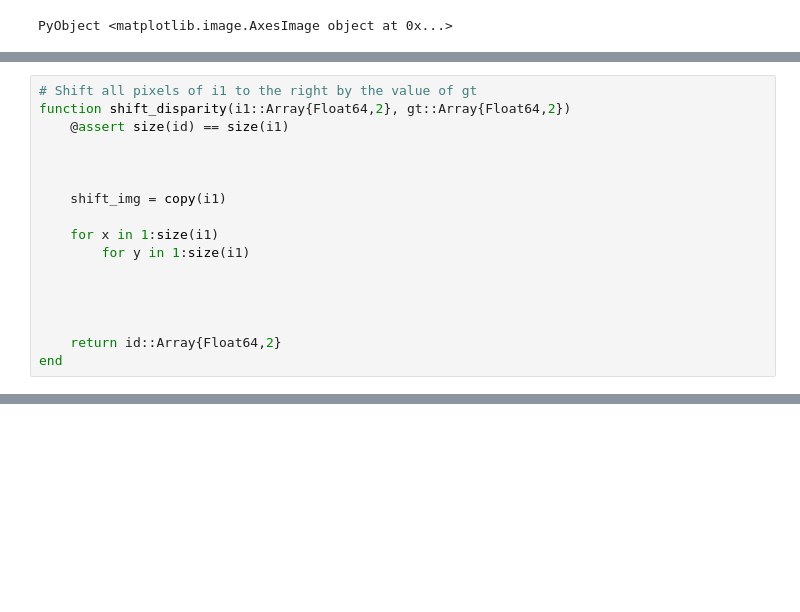
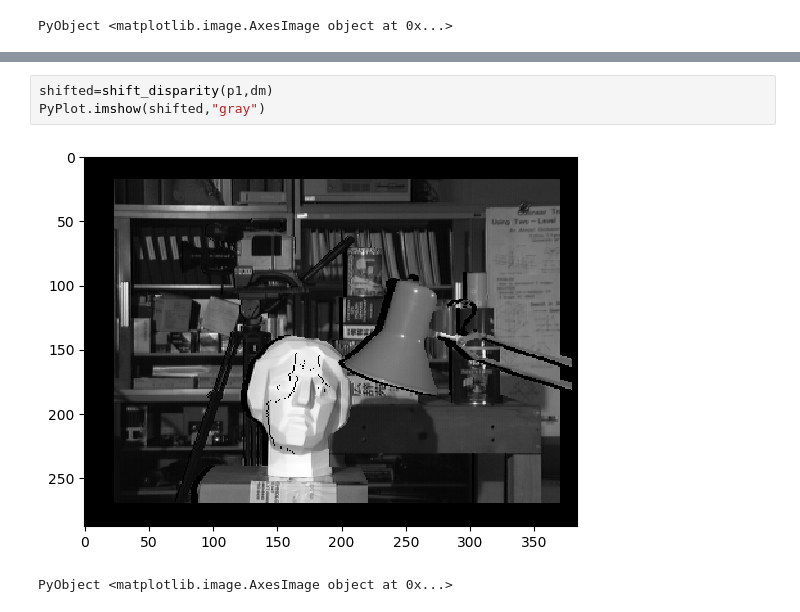
Before and after one commit to N1kYan/Computer-Vison-2, a Jupyter notebook: asgn1/skeleton/ASGN1-Solution.ipynb, the cells around one changed output, grey strips where cells are left out. Saved outputs shown, nothing was run; the diff lists cells and outputs as text; blank space fills up the shorter version.

Commit message:
p4.1
P4 ( part 1 shift disparity solved)

```diff
--- a/asgn1/skeleton/ASGN1-Solution.ipynb
+++ b/asgn1/skeleton/ASGN1-Solution.ipynb
@@ -47,17 +143,0 @@ PyObject Text(0, 500, 'Min: 0.0 Max: 0.9545444073557854 Mean: 0.4917163009716238
-# %%
-# Shift all pixels of i1 to the right by the value of gt
-function shift_disparity(i1::Array{Float64,2}, gt::Array{Float64,2})
-    @assert size(id) == size(i1)
-
-
-
-    shift_img = copy(i1)
-
-    for x in 1:size(i1)
-        for y in 1:size(i1)
-
-
-
-
-    return id::Array{Float64,2}
-end
@@ -88,0 +179,6 @@ end
+# %%
+shifted=shift_disparity(p1,dm)
+PyPlot.imshow(shifted,"gray")
+# %% [output]
+[figure, added]
+PyObject <matplotlib.image.AxesImage object at 0x...>
```
Also changed, not shown: parts of 14 cells of this notebook.
